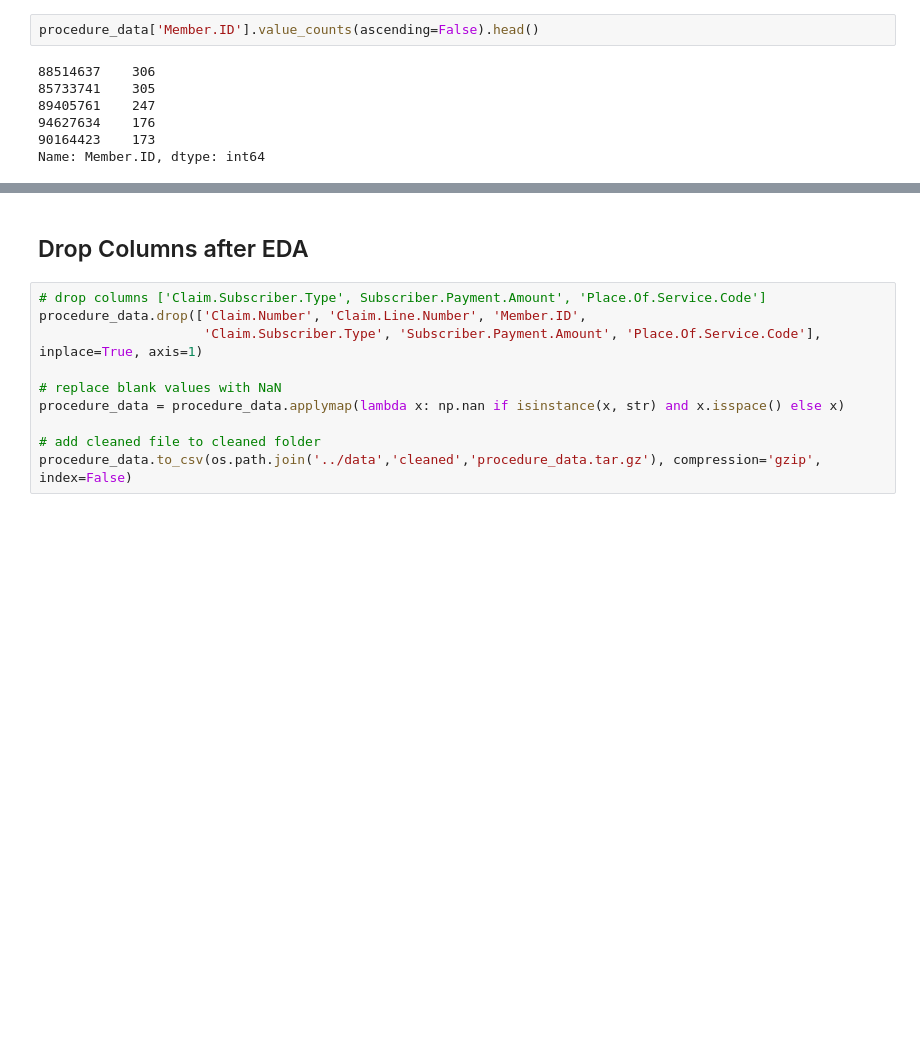
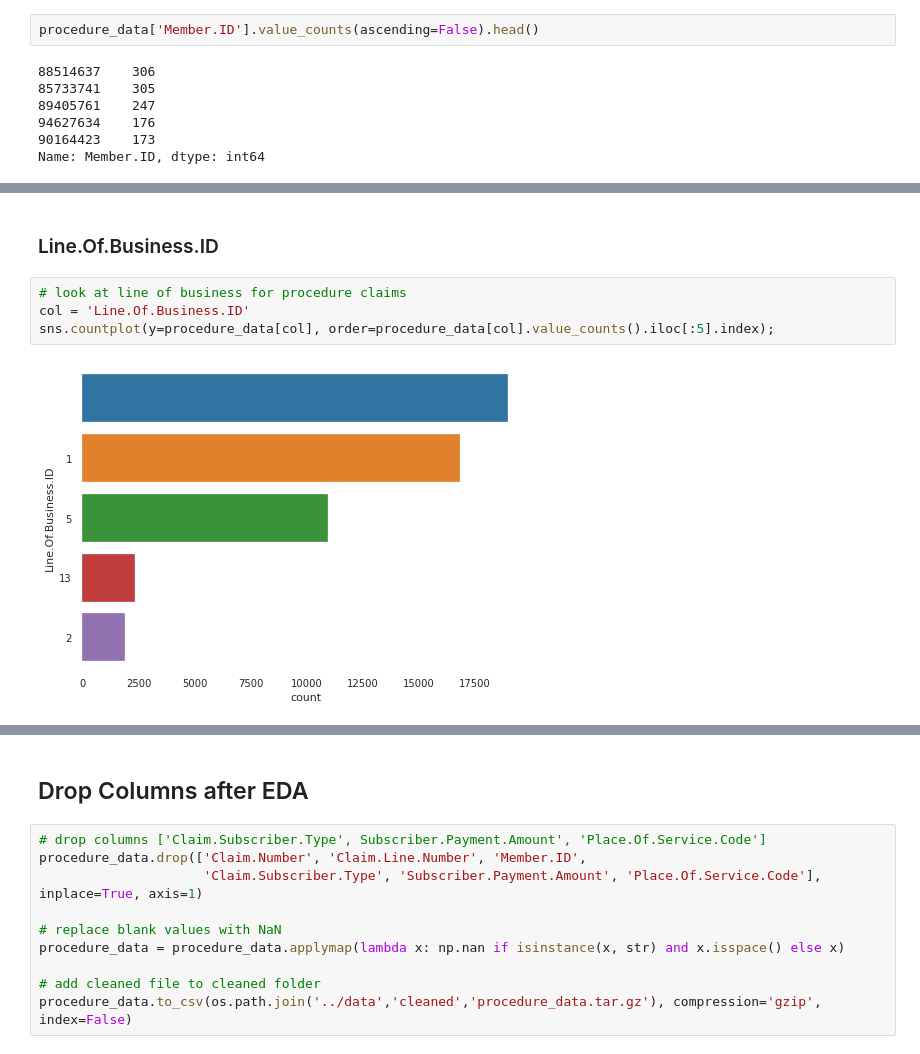
Before and after one commit to narquette/claimassignment, a Jupyter notebook: code/Claim_EDA.ipynb, the cells around one changed output, grey strips where cells are left out. Saved outputs shown, nothing was run; the diff lists cells and outputs as text; blank space fills up the shorter version.

```diff
--- a/code/Claim_EDA.ipynb
+++ b/code/Claim_EDA.ipynb
@@ -611,0 +340,8 @@ procedure_data.loc[procedure_data['Member.ID'] == 88514637.0]
+# %% [markdown]
+### Line.Of.Business.ID
+# %%
+# look at line of business for procedure claims
+col = 'Line.Of.Business.ID'
+sns.countplot(y=procedure_data[col], order=procedure_data[col].value_counts().iloc[:5].index);
+# %% [output]
+[figure, added]
```
Also changed, not shown: parts of 135 cells of this notebook, 19 other files.
